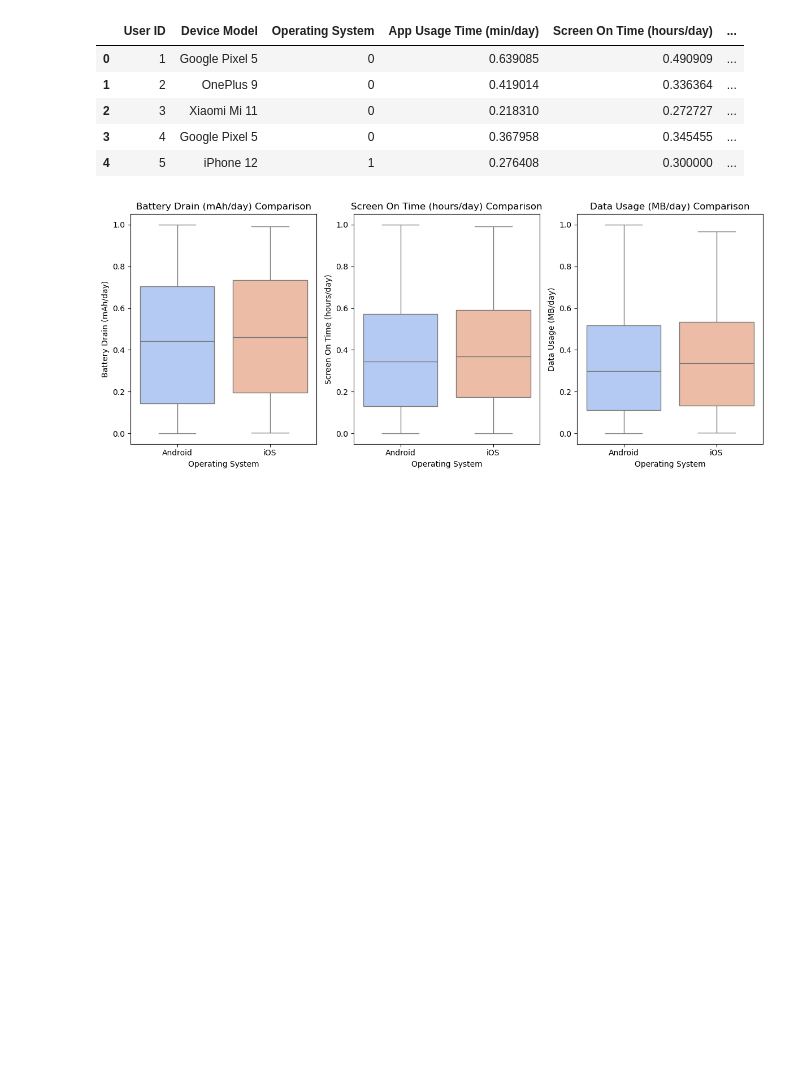
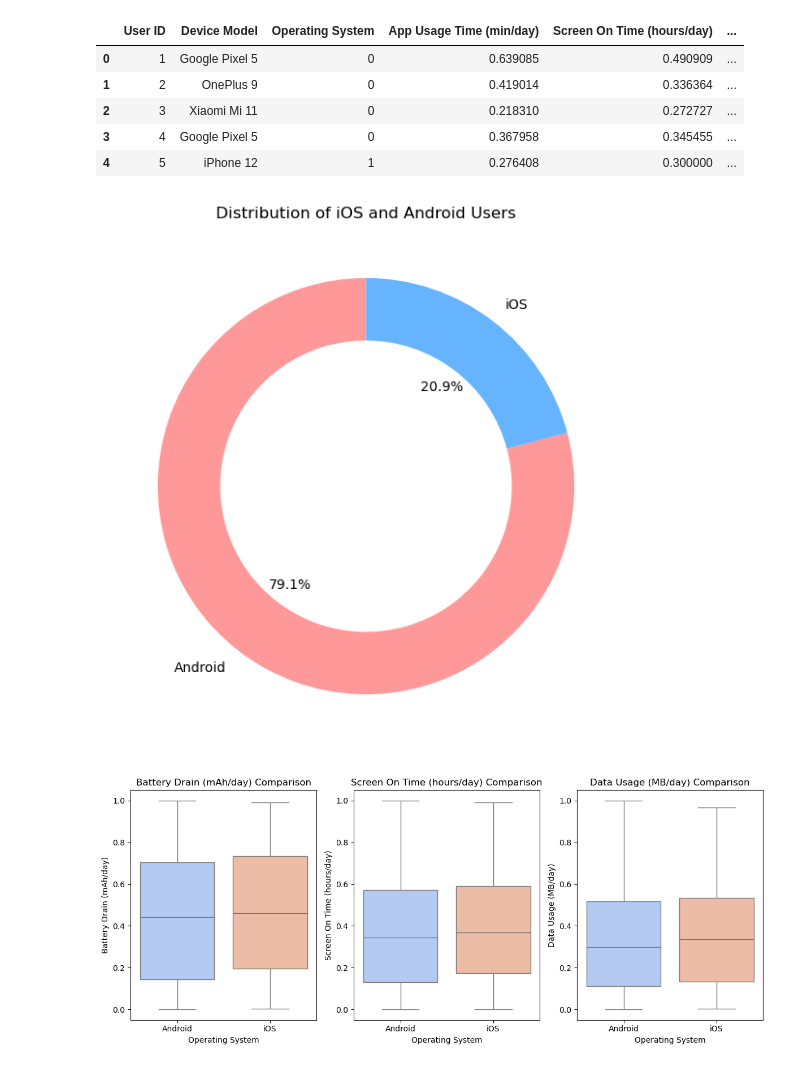
Before and after one commit to shruti-1007/mobile-usage-insights, a Jupyter notebook: notebooks/ios_vs_android.ipynb, the cells around one changed output. Drawn from its saved outputs; the diff is of its cells as text; code cells hidden in the pictures; blank space fills up the shorter version.

Commit message:
ios vs android distributions

```diff
--- a/notebooks/ios_vs_android.ipynb
+++ b/notebooks/ios_vs_android.ipynb
@@ -14,6 +14,25 @@ data.head()
 | 2 | 3 | Xiaomi Mi 11 | 0 | 0.218310 | 0.272727 | ... |
 | 3 | 4 | Google Pixel 5 | 0 | 0.367958 | 0.345455 | ... |
 | 4 | 5 | iPhone 12 | 1 | 0.276408 | 0.300000 | ... |
+# %%
+data["Operating System"] = data["Operating System"].map({0: "Android", 1: "iOS"})
+
+# Count the number of iOS and Android users
+os_counts = data["Operating System"].value_counts()
+
+# Create a ring chart (doughnut chart)
+plt.figure(figsize=(7, 7))
+
+# Plot the pie chart with a hole in the middle to create a ring chart
+plt.pie(os_counts, labels=os_counts.index, autopct='%1.1f%%', startangle=90, colors=["#ff9999", "#66b3ff"], wedgeprops={'width': 0.3})
+
+# Set title
+plt.title("Distribution of iOS and Android Users")
+plt.savefig("../visualizations/os_distribution.png")
+# Display the chart
+plt.show()
+# %% [output]
+[figure, added]
 # %%
 
 
```
Also changed, not shown: 1 other file.
